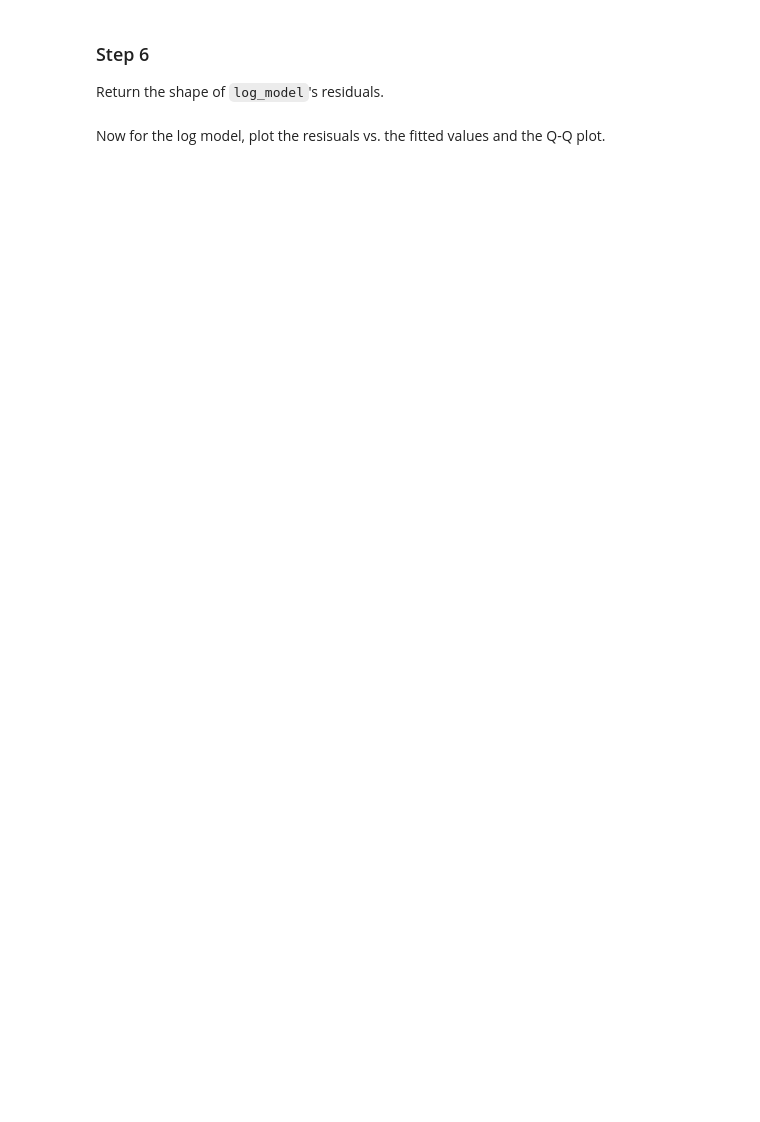
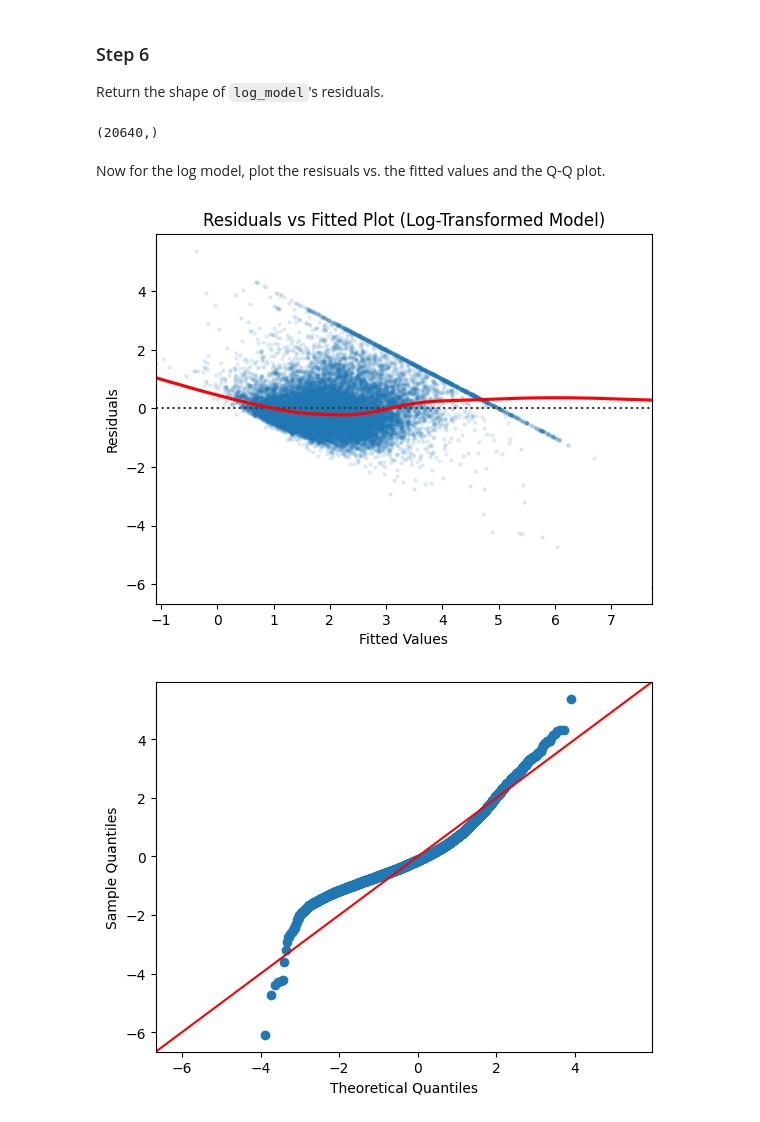
Before and after one commit to marhas109/ds06_mod4, a Jupyter notebook: CGC6M4.ipynb, the cells around one changed output. Saved outputs shown, nothing was run; the diff lists cells and outputs as text; code cells hidden in the pictures; blank space fills up the shorter version.

```diff
--- a/CGC6M4.ipynb
+++ b/CGC6M4.ipynb
@@ -77,0 +125,6 @@ To verify the model, return the $r^2$ value rounded to six decimal places.
+# %%
+# CodeGrade step2
+data['MedInc_squared'] = data['MedInc'] ** 2
+nonlinear_model = smf.ols(formula='MedianHouseValue ~ AveRooms + HouseAge + MedInc + MedInc_squared', data=data).fit()
+r_squared_nonlinear = nonlinear_model.rsquared
+np.round(r_squared_nonlinear, 6)
@@ -109,0 +217,7 @@ To verify the model, return the $r^2$ value rounded to six decimal places.
+# %%
+# CodeGrade step4
+median_income_threshold = data['MedInc'].median()
+data['HighIncome'] = np.where(data['MedInc'] > median_income_threshold, 1, 0)
+indicator_model = smf.ols(formula='MedianHouseValue ~ AveRooms + HouseAge + MedInc + MedInc_squared + HighIncome', data=data).fit()
+r_squared_indicator = indicator_model.rsquared
+np.round(r_squared_indicator, 6)
@@ -123,0 +263,6 @@ To verify the model, return the $r^2$ value rounded to six decimal places.
+# %%
+# CodeGrade step5
+log_AveRooms = np.log(data['AveRooms'])
+log_model = smf.ols(formula='MedianHouseValue ~ AveRooms + HouseAge + MedInc + MedInc_squared + log_AveRooms', data=data).fit()
+r_squared_log = log_model.rsquared
+np.round(r_squared_log, 6)
@@ -131,5 +303,9 @@ Now print the model summary.
 Return the shape of `log_model`'s residuals.
 # %%
 # CodeGrade step6
+log_residuals = log_model.resid
+log_residuals.shape
+# %% [output]
+(20640,)
 # %% [markdown]
 Now for the log model, plot the resisuals vs. the fitted values and the Q-Q plot.
@@ -137,0 +312,14 @@ Now for the log model, plot the resisuals vs. the fitted values and the Q-Q plot
+# %%
+# Residuals vs. Fitted Plot
+sns.residplot(x=log_model.fittedvalues, y=log_model.resid, lowess=True, line_kws={"color": "red"}, scatter_kws={"s": 5, "alpha": 0.1})
+plt.xlabel("Fitted Values")
+plt.ylabel("Residuals")
+plt.title("Residuals vs Fitted Plot (Log-Transformed Model)")
+plt.show()
+
+# Q-Q Plot
+fig = sm.qqplot(log_residuals, line='45')
+plt.show()
+# %% [output]
+[figure, added]
+[figure, added]
```
Also changed, not shown: parts of 17 cells of this notebook.
